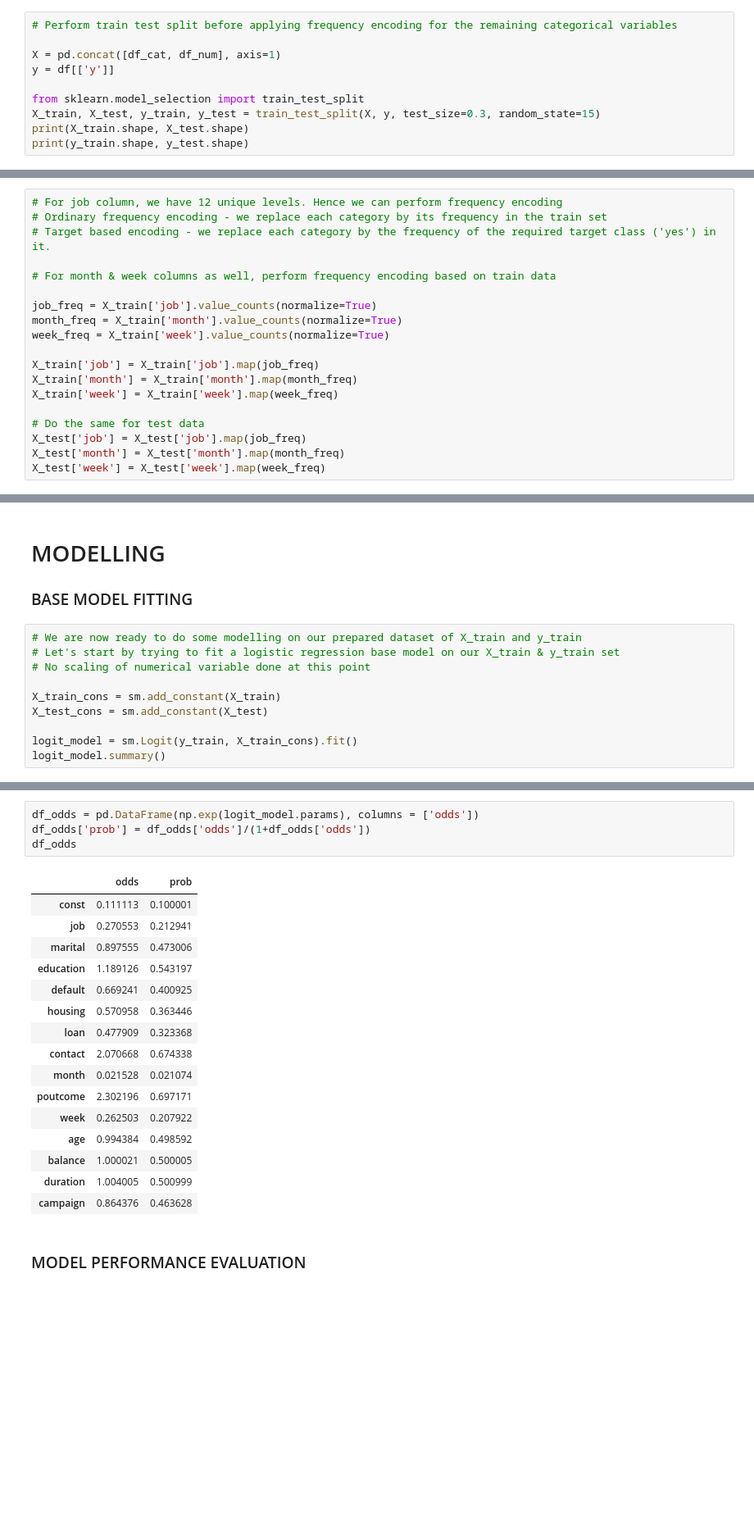
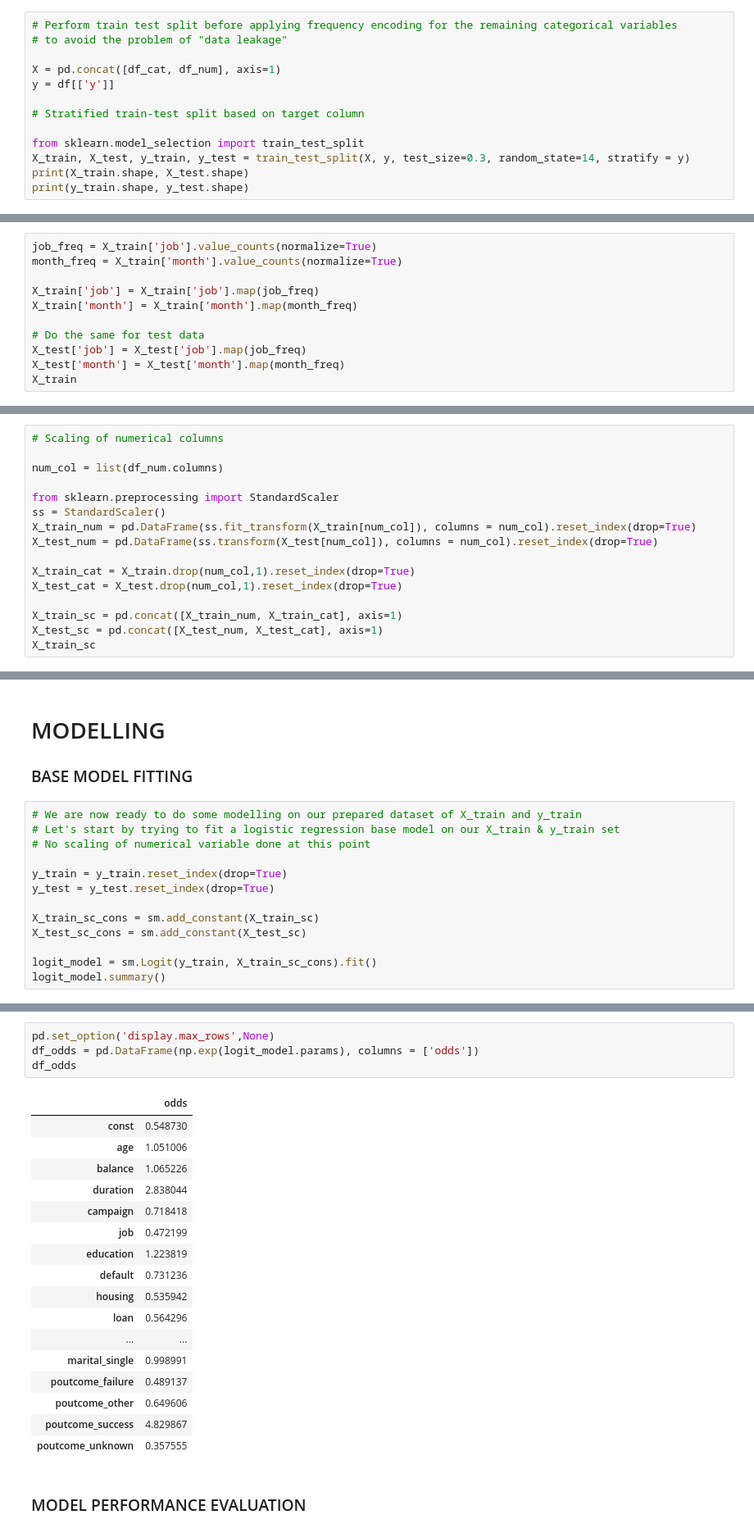
Before and after one commit to Rahulm94/bank-marketing, a Jupyter notebook: bank_marketing.ipynb, the cells around one changed output, grey strips where cells are left out. Shown at 82% size. Cells and saved outputs as stored; diff of their text form; blank space fills up the shorter version.

```diff
--- a/bank_marketing.ipynb
+++ b/bank_marketing.ipynb
@@ -613,11 +621,14 @@ df_cat
 # %%
 # Perform train test split before applying frequency encoding for the remaining categorical variables
+# to avoid the problem of "data leakage"
 
 X = pd.concat([df_cat, df_num], axis=1)
 y = df[['y']]
 
+# Stratified train-test split based on target column
+
 from sklearn.model_selection import train_test_split
-X_train, X_test, y_train, y_test = train_test_split(X, y, test_size=0.3, random_state=15)
+X_train, X_test, y_train, y_test = train_test_split(X, y, test_size=0.3, random_state=14, stratify = y)
 print(X_train.shape, X_test.shape)
 print(y_train.shape, y_test.shape)
 # %% [output]
@@ -625,20 +636,12 @@ print(y_train.shape, y_test.shape)
 (31647, 1) (13564, 1)
 # %%
-# For job column, we have 12 unique levels. Hence we can perform frequency encoding
-# Ordinary frequency encoding - we replace each category by its frequency in the train set
-# Target based encoding - we replace each category by the frequency of the required target class ('yes') in it.
-
-# For month & week columns as well, perform frequency encoding based on train data
-
 job_freq = X_train['job'].value_counts(normalize=True)
 month_freq = X_train['month'].value_counts(normalize=True)
-week_freq = X_train['week'].value_counts(normalize=True)
 
 X_train['job'] = X_train['job'].map(job_freq)
 X_train['month'] = X_train['month'].map(month_freq)
-X_train['week'] = X_train['week'].map(week_freq)
 
 # Do the same for test data
 X_test['job'] = X_test['job'].map(job_freq)
 X_test['month'] = X_test['month'].map(month_freq)
-X_test['week'] = X_test['week'].map(week_freq)
+X_train
@@ -663,0 +669,16 @@ X_train
+# %%
+# Scaling of numerical columns
+
+num_col = list(df_num.columns)
+
+from sklearn.preprocessing import StandardScaler
+ss = StandardScaler()
+X_train_num = pd.DataFrame(ss.fit_transform(X_train[num_col]), columns = num_col).reset_index(drop=True)
+X_test_num = pd.DataFrame(ss.transform(X_test[num_col]), columns = num_col).reset_index(drop=True)
+
+X_train_cat = X_train.drop(num_col,1).reset_index(drop=True)
+X_test_cat = X_test.drop(num_col,1).reset_index(drop=True)
+
+X_train_sc = pd.concat([X_train_num, X_train_cat], axis=1)
+X_test_sc = pd.concat([X_test_num, X_test_cat], axis=1)
+X_train_sc
@@ -669,10 +724,13 @@ X_train
 # Let's start by trying to fit a logistic regression base model on our X_train & y_train set
 # No scaling of numerical variable done at this point
 
-X_train_cons = sm.add_constant(X_train)
-X_test_cons = sm.add_constant(X_test)
+y_train = y_train.reset_index(drop=True)
+y_test = y_test.reset_index(drop=True)
 
-logit_model = sm.Logit(y_train, X_train_cons).fit()
+X_train_sc_cons = sm.add_constant(X_train_sc)
+X_test_sc_cons = sm.add_constant(X_test_sc)
+
+logit_model = sm.Logit(y_train, X_train_sc_cons).fit()
 logit_model.summary()
 # %% [output]
 Optimization terminated successfully.
@@ -705,23 +763,24 @@ Logit Regression Results
 # %%
+pd.set_option('display.max_rows',None)
 df_odds = pd.DataFrame(np.exp(logit_model.params), columns = ['odds'])
-df_odds['prob'] = df_odds['odds']/(1+df_odds['odds'])
 df_odds
 # %% [output]
-|  | odds | prob |
-| const | 0.111113 | 0.100001 |
-| job | 0.270553 | 0.212941 |
-| marital | 0.897555 | 0.473006 |
-| education | 1.189126 | 0.543197 |
-| default | 0.669241 | 0.400925 |
-| housing | 0.570958 | 0.363446 |
-| loan | 0.477909 | 0.323368 |
-| contact | 2.070668 | 0.674338 |
-| month | 0.021528 | 0.021074 |
-| poutcome | 2.302196 | 0.697171 |
-| week | 0.262503 | 0.207922 |
-| age | 0.994384 | 0.498592 |
-| balance | 1.000021 | 0.500005 |
-| duration | 1.004005 | 0.500999 |
-| campaign | 0.864376 | 0.463628 |
+|  | odds |
+| const | 0.548730 |
+| age | 1.051006 |
+| balance | 1.065226 |
+| duration | 2.838044 |
+| campaign | 0.718418 |
+| job | 0.472199 |
+| education | 1.223819 |
+| default | 0.731236 |
+| housing | 0.535942 |
+| loan | 0.564296 |
+| ... | ... |
+| marital_single | 0.998991 |
+| poutcome_failure | 0.489137 |
+| poutcome_other | 0.649606 |
+| poutcome_success | 4.829867 |
+| poutcome_unknown | 0.357555 |
 # %% [markdown]
 ### MODEL PERFORMANCE EVALUATION
```
Also changed, not shown: parts of 99 cells of this notebook.
